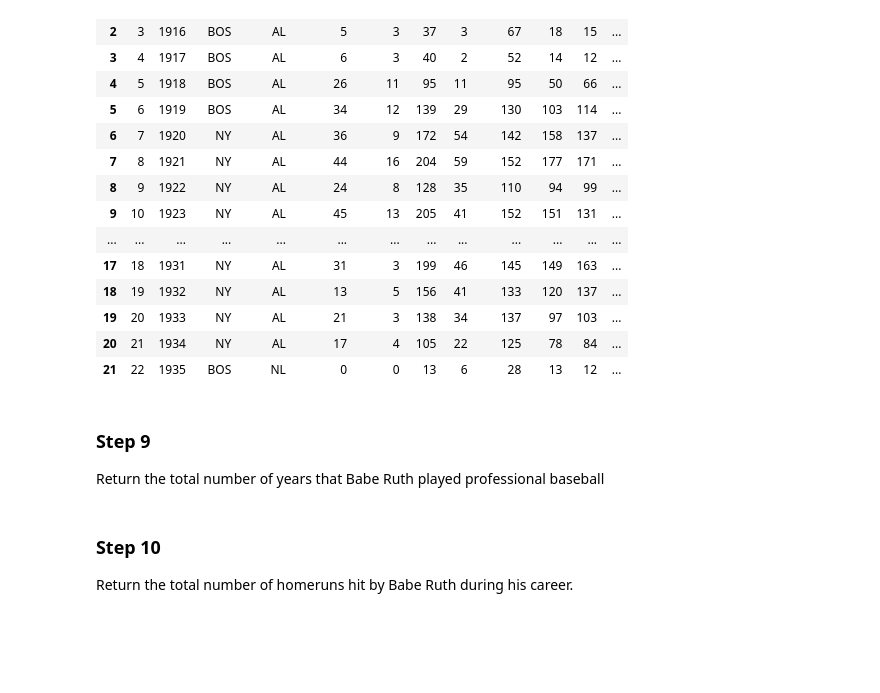
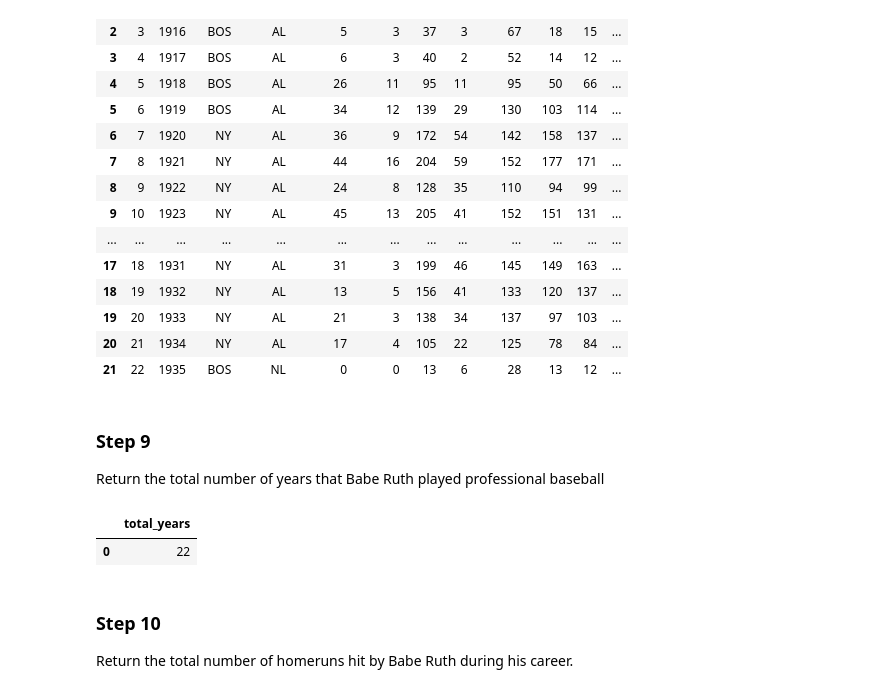
Before and after one commit to A1-lex/DS_Course1_Week1_Module2_SQLQueries, a Jupyter notebook: SQLFilterOrderGroupLab.ipynb, the cells around one changed output. Cells and saved outputs as stored; diff of their text form; code cells hidden in the pictures; blank space fills up the shorter version.

```diff
--- a/SQLFilterOrderGroupLab.ipynb
+++ b/SQLFilterOrderGroupLab.ipynb
@@ -205,10 +212,14 @@ Return the total number of years that Babe Ruth played professional baseball
 # %%
 # CodeGrade step9
 # Replace None with your code
 df_ruth_years = pd.read_sql("""
 SELECT COUNT(year) AS total_years
     FROM babe_ruth_stats;
 """, conn3)
+df_ruth_years
+# %% [output]
+|  | total_years |
+| 0 | 22 |
 # %% [markdown]
 ### Step 10
 
```
Also changed, not shown: parts of 4 cells of this notebook, 1 other file.
